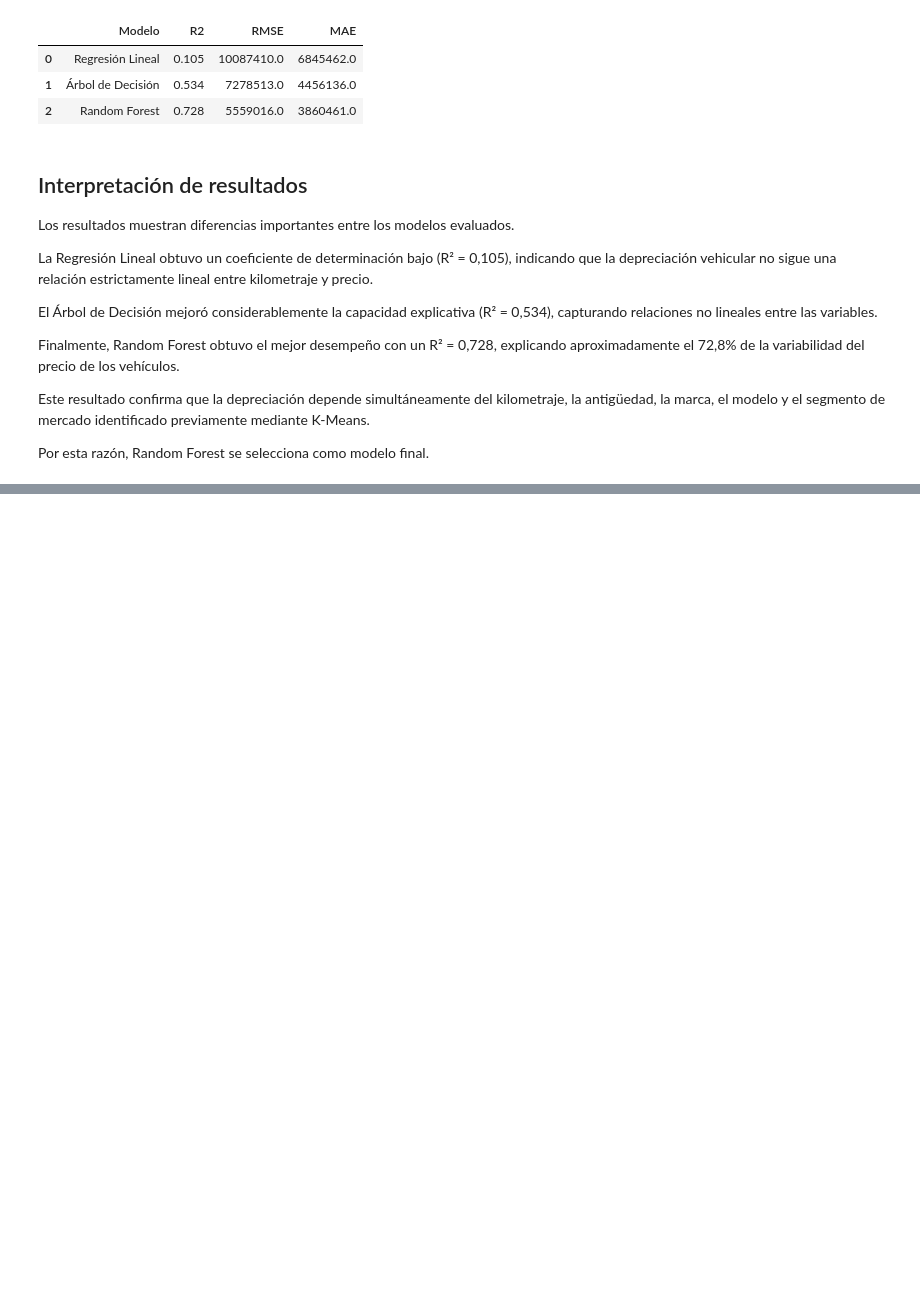
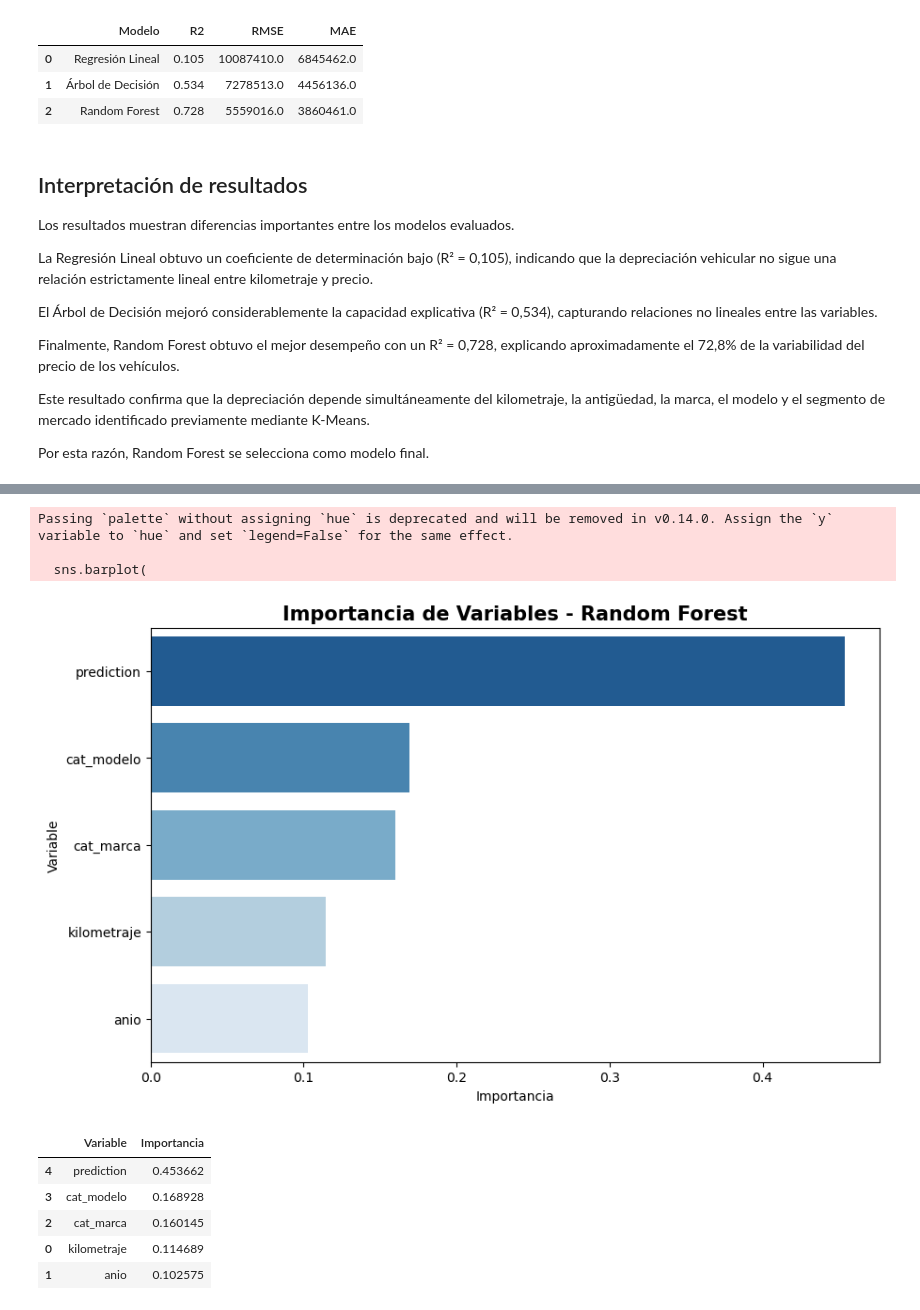
Before and after one commit to IICG-Coquimbo/practica-proyecto-autotec, a Jupyter notebook: autotec/supervisado_regresion_dani.ipynb, the cells around one changed output, grey strips where cells are left out. Drawn from its saved outputs; the diff is of its cells as text; code cells hidden in the pictures; blank space fills up the shorter version.

Commit message:
Docs: Analiza desempeño e interpreta modelo supervisado

```diff
--- a/autotec/supervisado_regresion_dani.ipynb
+++ b/autotec/supervisado_regresion_dani.ipynb
@@ -341,0 +430,46 @@ Por esta razón, Random Forest se selecciona como modelo final.
+# %%
+# ============================================
+# 11. IMPORTANCIA VARIABLES
+# ============================================
+
+import pandas as pd
+
+imp = pd.DataFrame({
+    "Variable": variables_x,
+    "Importancia": modelo_rf.featureImportances.toArray()
+})
+
+imp = imp.sort_values(
+    by="Importancia",
+    ascending=False
+)
+
+plt.figure(figsize=(10,6))
+
+sns.barplot(
+    data=imp,
+    x="Importancia",
+    y="Variable",
+    palette="Blues_r"
+)
+
+plt.title(
+    "Importancia de Variables - Random Forest",
+    fontsize=15,
+    fontweight="bold"
+)
+
+plt.show()
+
+imp
+# %% [output]
+Passing `palette` without assigning `hue` is deprecated and will be removed in v0.14.0. Assign the `y` variable to `hue` and set `legend=False` for the same effect.
+
+  sns.barplot(
+[figure, added]
+|  | Variable | Importancia |
+| 4 | prediction | 0.453662 |
+| 3 | cat_modelo | 0.168928 |
+| 2 | cat_marca | 0.160145 |
+| 0 | kilometraje | 0.114689 |
+| 1 | anio | 0.102575 |
```
Also changed, not shown: parts of 5 cells of this notebook.
